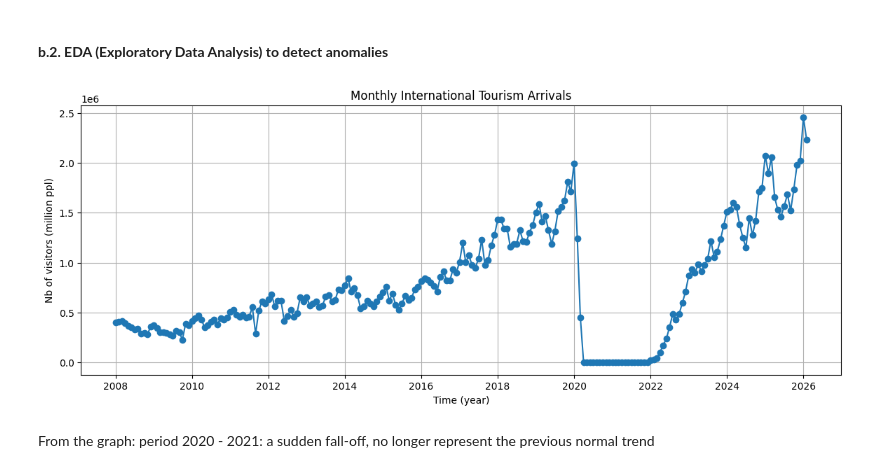
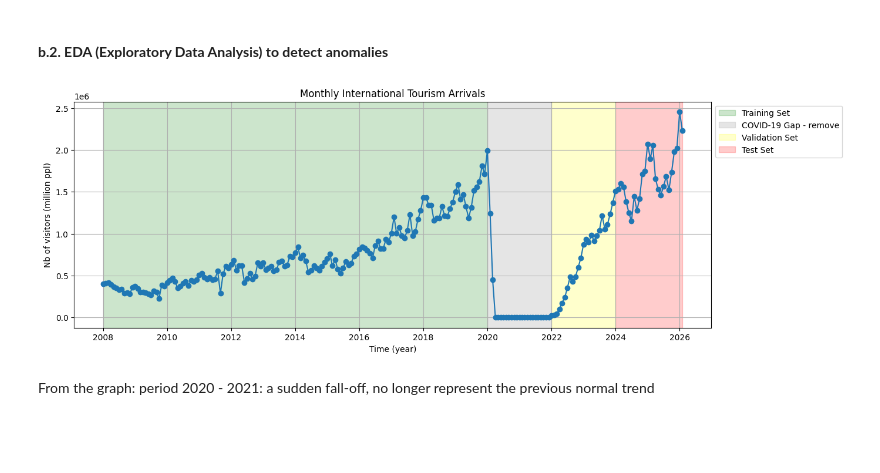
Before and after one commit to maianhtran2410093/machine-learning-1-arrivals-prediction, a Jupyter notebook: ML1_Midterm.ipynb, the cells around one changed output. Saved outputs shown, nothing was run; the diff lists cells and outputs as text; code cells hidden in the pictures; blank space fills up the shorter version.

```diff
--- a/ML1_Midterm.ipynb
+++ b/ML1_Midterm.ipynb
@@ -80,16 +80,23 @@ df_comb['date_month_start'] = pd.to_datetime(df_comb['date_month_start'])
 # %%
 #2. ORIGINAL DATA VISUALIZATION TO DETECT ANOMALIES
 plt.figure(figsize = (14, 5))
 plt.plot(df_comb['date_month_start'],
         df_comb['international_arrivals_total'],
         marker = 'o', linestyle = '-')
+
+plt.axvspan(pd.Timestamp('2008-01-01'), pd.Timestamp('2019-12-31'), color = 'green', alpha = 0.2, label = 'Training Set')
+plt.axvspan(pd.Timestamp('2020-01-01'), pd.Timestamp('2021-12-31'), color = 'gray', alpha = 0.2, label = 'COVID-19 Gap - remove')
+plt.axvspan(pd.Timestamp('2022-01-01'), pd.Timestamp('2023-12-31'), color = 'yellow', alpha = 0.2, label = 'Validation Set')
+plt.axvspan(pd.Timestamp('2024-01-01'), pd.Timestamp('2026-02-01'), color = 'red', alpha = 0.2, label = 'Test Set')
+
 plt.title("Monthly International Tourism Arrivals")
 plt.xlabel("Time (year)")
 plt.ylabel("Nb of visitors (million ppl)")
+plt.legend(loc = 'upper left', bbox_to_anchor = (1, 1))
 plt.grid(True)
 plt.show()
 # %% [output]
-[figure, old version]
+[figure, new version]
 # %% [markdown]
 From the graph: period 2020 - 2021: a sudden fall-off, no longer represent the previous normal trend
 # %% [markdown]
```
Also changed, not shown: parts of 15 cells of this notebook.
